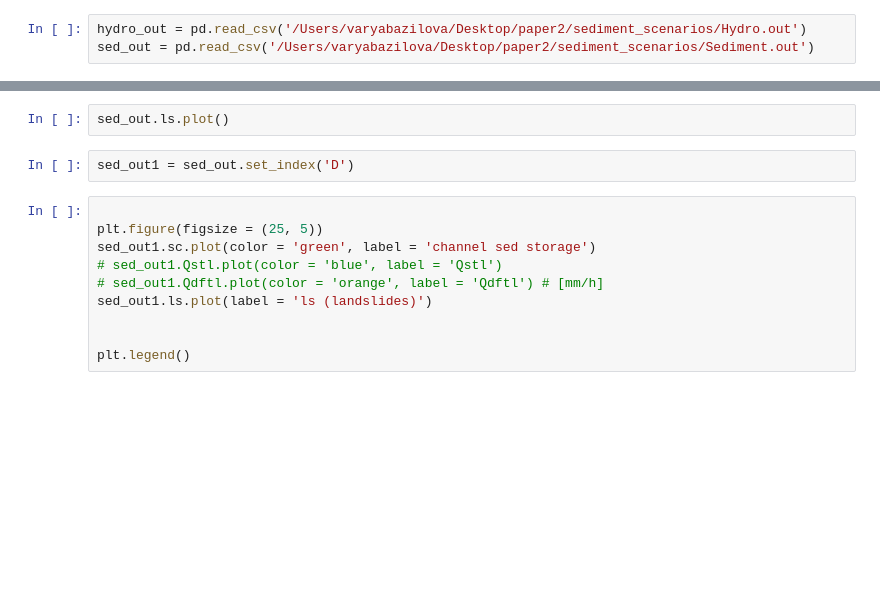
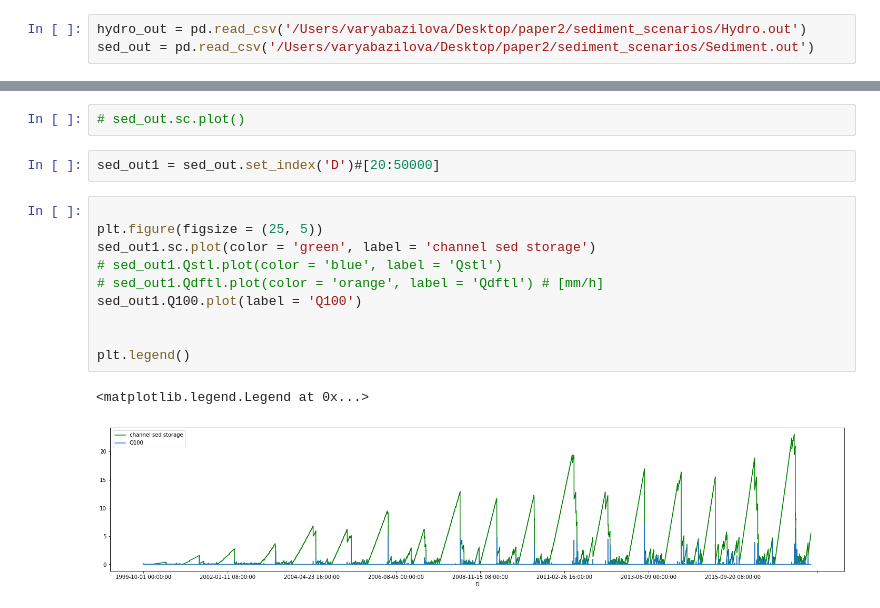
Before and after one commit to varyabazilova/hma_sediments, a Jupyter notebook: sediment_scenarios/test.ipynb, the cells around one changed output, grey strips where cells are left out. Saved outputs shown, nothing was run; the diff lists cells and outputs as text; blank space fills up the shorter version.

```diff
--- a/sediment_scenarios/test.ipynb
+++ b/sediment_scenarios/test.ipynb
@@ -29,17 +57,20 @@ sed_out.head()
 # %%
-sed_out.ls.plot()
+# sed_out.sc.plot()
 # %%
-sed_out1 = sed_out.set_index('D')
+sed_out1 = sed_out.set_index('D')#[20:50000]
 # %%
 
 plt.figure(figsize = (25, 5))
 sed_out1.sc.plot(color = 'green', label = 'channel sed storage')
 # sed_out1.Qstl.plot(color = 'blue', label = 'Qstl')
 # sed_out1.Qdftl.plot(color = 'orange', label = 'Qdftl') # [mm/h]
-sed_out1.ls.plot(label = 'ls (landslides)')
+sed_out1.Q100.plot(label = 'Q100')
 
 
 plt.legend()
+# %% [output]
+<matplotlib.legend.Legend at 0x...>
+[figure, added]
 # %%
 
 plt.figure(figsize = (25, 5))
```
Also changed, not shown: parts of 11 cells of this notebook, 15 other files.
